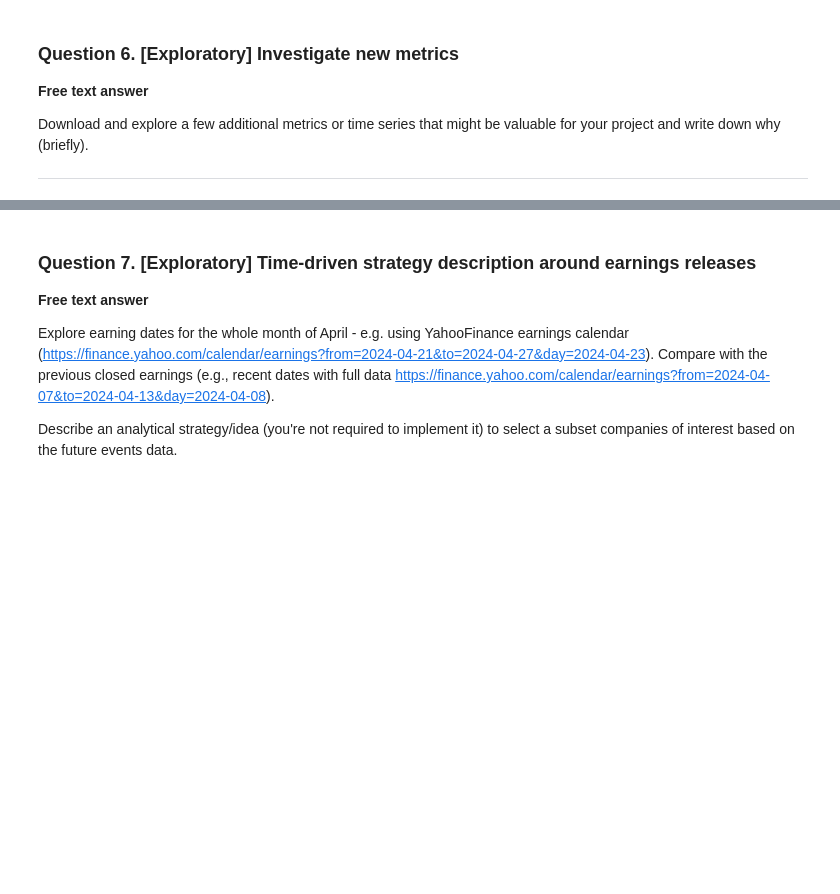
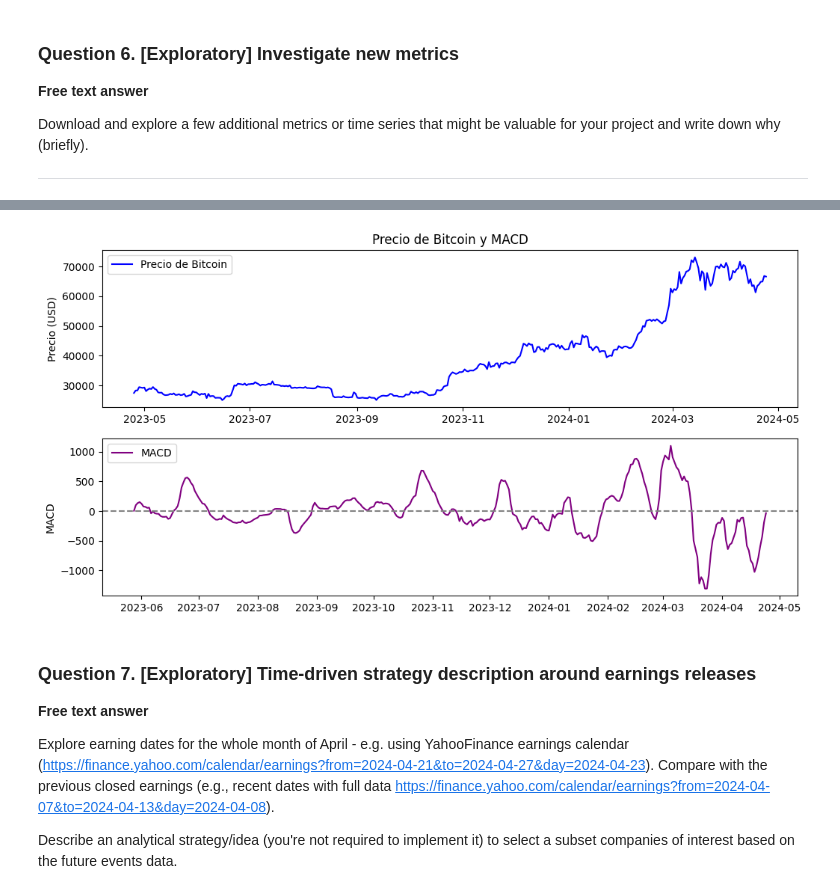
Before and after one commit to mary435/stock-markets-analytics, a Jupyter notebook: 01/HW_01.ipynb, the cells around one changed output, grey strips where cells are left out. Saved outputs shown, nothing was run; the diff lists cells and outputs as text; code cells hidden in the pictures; blank space fills up the shorter version.

```diff
--- a/01/HW_01.ipynb
+++ b/01/HW_01.ipynb
@@ -264,3 +480,41 @@ Download and explore a few additional metrics or time series that might be valua
+# %%
+# Download Bitcoin price data from CoinGecko API
+def fetch_bitcoin_price_data():
+    url = 'https://api.coingecko.com/api/v3/coins/bitcoin/market_chart?vs_currency=usd&days=365'
+    response = requests.get(url)
+    data = response.json()
+    prices = data['prices']
+    df = pd.DataFrame(prices, columns=['timestamp', 'price'])
+    df['timestamp'] = pd.to_datetime(df['timestamp'], unit='ms')
+    df.set_index('timestamp', inplace=True)
+    return df
+
+# MACD Calc
+def calculate_macd(data, short_window=12, long_window=26, signal_window=9):
+    macd = ta.trend.macd_diff(data['price'], window_fast=short_window, window_slow=long_window, window_sign=signal_window)
+    return macd
+
+# Download Bitcoin price
+bitcoin_price_data = fetch_bitcoin_price_data()
+
+# MACD calc
+bitcoin_price_data['MACD'] = calculate_macd(bitcoin_price_data)
+
+# Chart Bitcoin Prices and MACD
+plt.figure(figsize=(12, 6))
+plt.subplot(2, 1, 1)
+plt.plot(bitcoin_price_data['price'], label='Precio de Bitcoin', color='blue')
+plt.title('Precio de Bitcoin y MACD')
+plt.ylabel('Precio (USD)')
+plt.legend(loc='upper left')
+plt.subplot(2, 1, 2)
+plt.plot(bitcoin_price_data['MACD'], label='MACD', color='purple')
+plt.axhline(0, linestyle='--', color='gray')
+plt.ylabel('MACD')
+plt.legend(loc='upper left')
+plt.show()
+# %% [output]
+[figure, added]
 # %% [markdown]
 ### Question 7. [Exploratory] Time-driven strategy description around earnings releases
 
```
Also changed, not shown: parts of 23 cells of this notebook, 1 other file.
